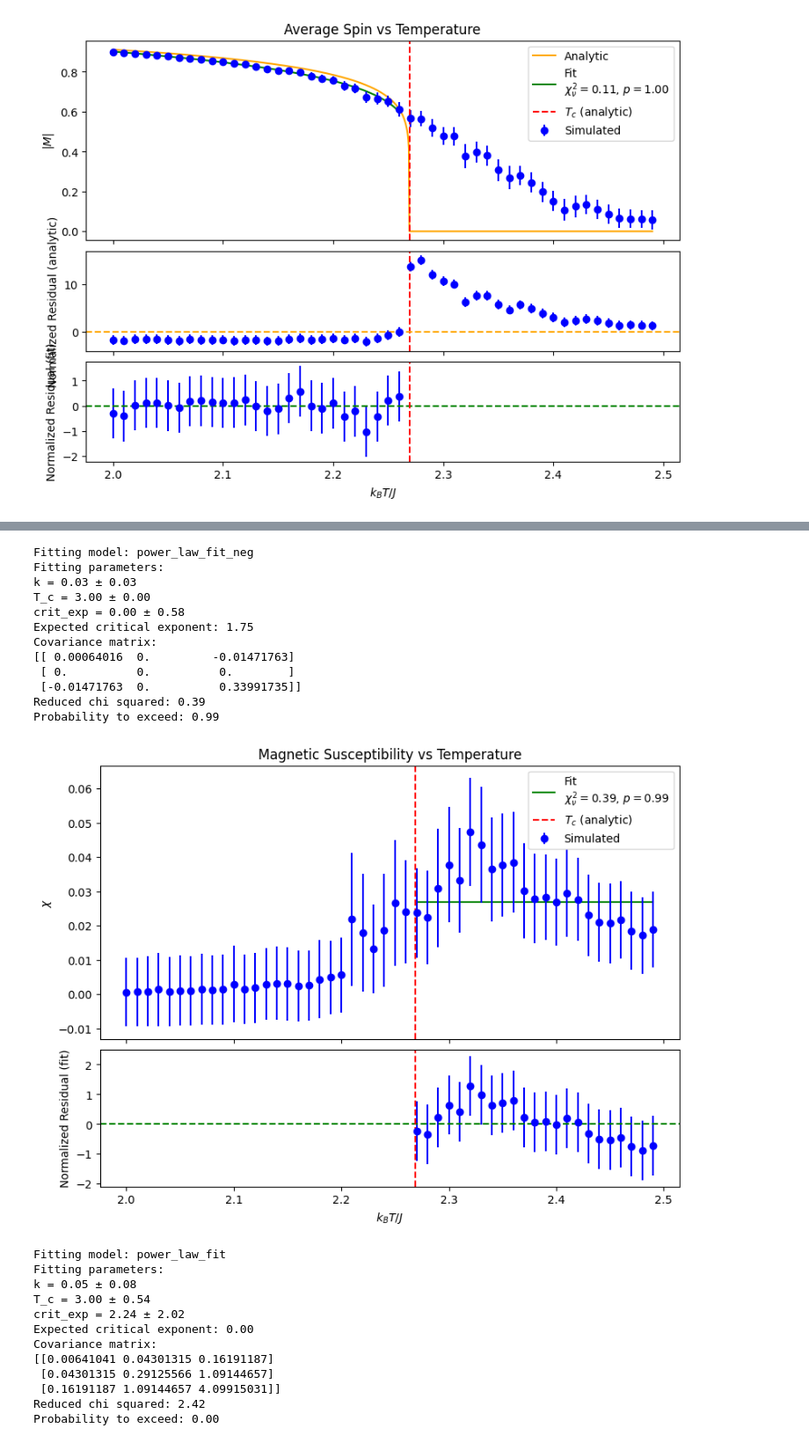
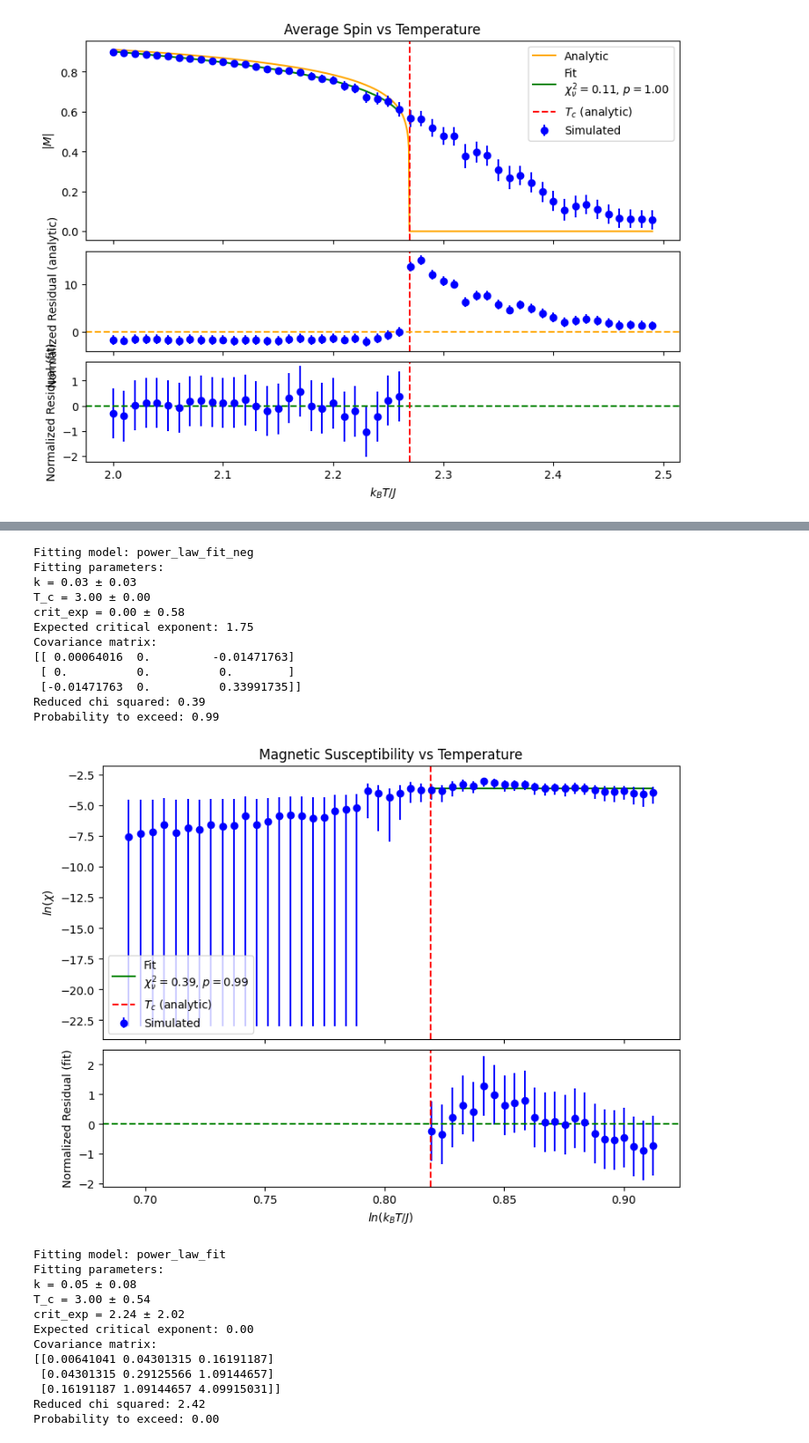
Before and after one commit to DarkLordProgrammer/ising, a Jupyter notebook: ising_plot_wyatt.ipynb, the cells around one changed output, grey strips where cells are left out. Shown at 88% size. Cells and saved outputs as stored; diff of their text form; code cells hidden in the pictures.

```diff
--- a/ising_plot_wyatt.ipynb
+++ b/ising_plot_wyatt.ipynb
@@ -130,9 +130,8 @@ def fit(fitting_model, X, X_c, Y_mean, Y_std, expected_crit_exp = 1.0,  from_abo
     elif fitting_model is power_law_exp_decay_fit:
         d_max = len(X)
         R_typical = np.mean(np.abs(Y_mean))
-        print(f"R_typical: {R_typical}")
         bounds = to_tuple([(0, np.inf), (0, 2*expected_crit_exp), (0, d_max+1), (0, d_max+1)])  #Bounds for R_0, eta, d_c, xi
-        param_ests = [R_typical, expected_crit_exp/2, 5, 1] #Initial values for R_0, eta, d_c, xi
+        param_ests = [10*R_typical, expected_crit_exp/2, 5, 1] #Initial values for R_0, eta, d_c, xi
     elif fitting_model is M_abs_analytic_fit:
         bounds = to_tuple([T_c_bounds]) #Bounds for T_c
         param_ests = [T_c_initial] #Initial value for T_c
@@ -258,11 +257,14 @@ chi = np.square(M_std)/T #In units where k_B = 1
 #Same for chi_mean, chi_std
 
 N = len(T) #Number of points in the data
-def get_ln_std(X_mean, X_std, use_asymetric_error=True):
-    if use_asymetric_error: #Asymmetric error handling
-        ln_X_std_lower = np.abs(safe_log(X_mean-X_std))
-        ln_X_std_upper = np.abs(safe_log(X_mean+X_std))
-        ln_X_std = [ln_X_std_lower, ln_X_std_upper]
+def get_ln_std(X_mean, X_std, use_asymmetric_error=True):
+    if use_asymmetric_error: #Asymmetric error handling
+        ln_X_std_lower = safe_log(X_mean-X_std)-safe_log(X_mean)
+        ln_X_std_upper = safe_log(X_mean+X_std)-safe_log(X_mean)
+        ln_X_stds = np.array([ln_X_std_lower, ln_X_std_upper, np.zeros_like(ln_X_std_lower)])
+        ln_X_std_pos = np.maximum.reduce(ln_X_stds)
+        ln_X_std_neg = np.minimum.reduce(ln_X_stds)
+        ln_X_std = [np.abs(ln_X_std_neg), ln_X_std_pos]
     else:
         ln_X_std = X_std / X_mean  # Propagated error (necessarily symmetric)
     return ln_X_std
@@ -362,7 +364,7 @@ def create_plot(X, X_symbol=r"?", X_name=r"???", X_c = None, X_c_symbol = None,
 
         if fitting_model is not None:
             ln_X_fit_smooth = np.linspace(safe_log(X_fit_min), safe_log(X_fit_max), 1000)
-            ln_Y_mean_fit = safe_log(fitting_model(np.exp(ln_X_smooth), *popt))
+            ln_Y_mean_fit = safe_log(fitting_model(np.exp(ln_X_fit_smooth), *popt))
         else:
             ln_X_fit_smooth = None
             ln_Y_mean_fit = None
@@ -488,7 +505,7 @@ def get_xi_vs_T(T,R_mean_matrix, R_std_matrix, T_range = 0.05, plot_d_scan = Fal
         if np.abs(T_current - T_c_analytic) < T_range: #Only consider T values close to T_c
             if plot_d_scan:
                 create_d_plot(mean=R_mean_abs, std=R_std, symbol='|R|', name=f"Autocorrelation Function (T = {T_current:.2f})", get_analytic=None, log_plot = False, fitting_model=power_law_exp_decay_fit, expected_crit_exp = 1/4, print_summary = True)
-            popt, pcov, X_filt, Y_mean_filt_norm_res, legend_text  = d_fit(R_mean, std=R_std, symbol='|R|', name=f"Autocorrelation Function (T = {T_current:.2f})", get_analytic=None, log_plot = True, fitting_model=power_law_exp_decay_fit, expected_crit_exp = 1/4, print_summary = False)
+            popt, pcov, X_filt, Y_mean_filt_norm_res, legend_text  = d_fit(R_mean_abs, std=R_std, symbol='|R|', name=f"Autocorrelation Function (T = {T_current:.2f})", get_analytic=None, log_plot = True, fitting_model=power_law_exp_decay_fit, expected_crit_exp = 1/4, print_summary = False)
             T_selected.append(T_current)
             xi_mean.append(popt[3])
             xi_std.append(np.sqrt(np.diag(pcov))[3])
@@ -722,19 +728,19 @@ Probability to exceed: 0.00
 # %%
-create_T_plot(chi_mean, chi_std+0.01, symbol= r'\chi', name='Magnetic Susceptibility', log_plot = False, fitting_model=power_law_fit_neg, expected_crit_exp=7/4) #zeros_like forces std to default which is then propagated for ln
+create_T_plot(chi_mean, chi_std+0.01, symbol= r'\chi', name='Magnetic Susceptibility', log_plot = True, fitting_model=power_law_fit_neg, expected_crit_exp=7/4) #zeros_like forces std to default which is then propagated for ln
 # %% [output]
 Fitting model: power_law_fit_neg
 Fitting parameters:
 k = 0.03 ± 0.03
 T_c = 3.00 ± 0.00
 crit_exp = 0.00 ± 0.58
 Expected critical exponent: 1.75
 Covariance matrix:
 [[ 0.00064016  0.         -0.01471763]
  [ 0.          0.          0.        ]
  [-0.01471763  0.          0.33991735]]
 Reduced chi squared: 0.39
 Probability to exceed: 0.99
-[figure, old version]
+[figure, new version]
 # %%
 create_T_plot(cV_mean, cV_std, symbol=r'c_{V}/k_{B}', name='Heat Capacity', log_plot = False, expected_crit_exp=0.0) #zeros_like forces std to default which is then propagated for ln
 # %% [output]
```
Also changed, not shown: parts of 5 cells of this notebook.
